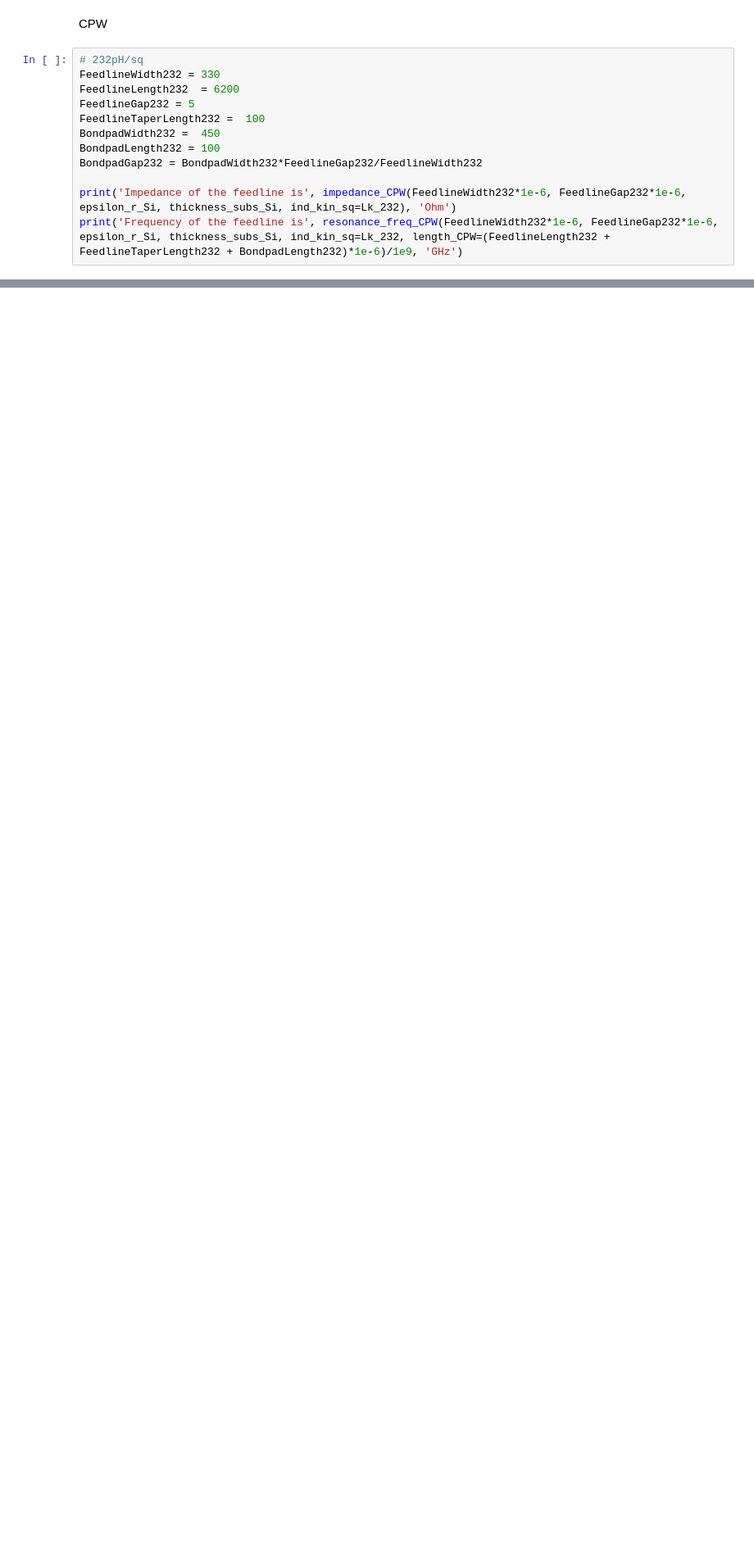
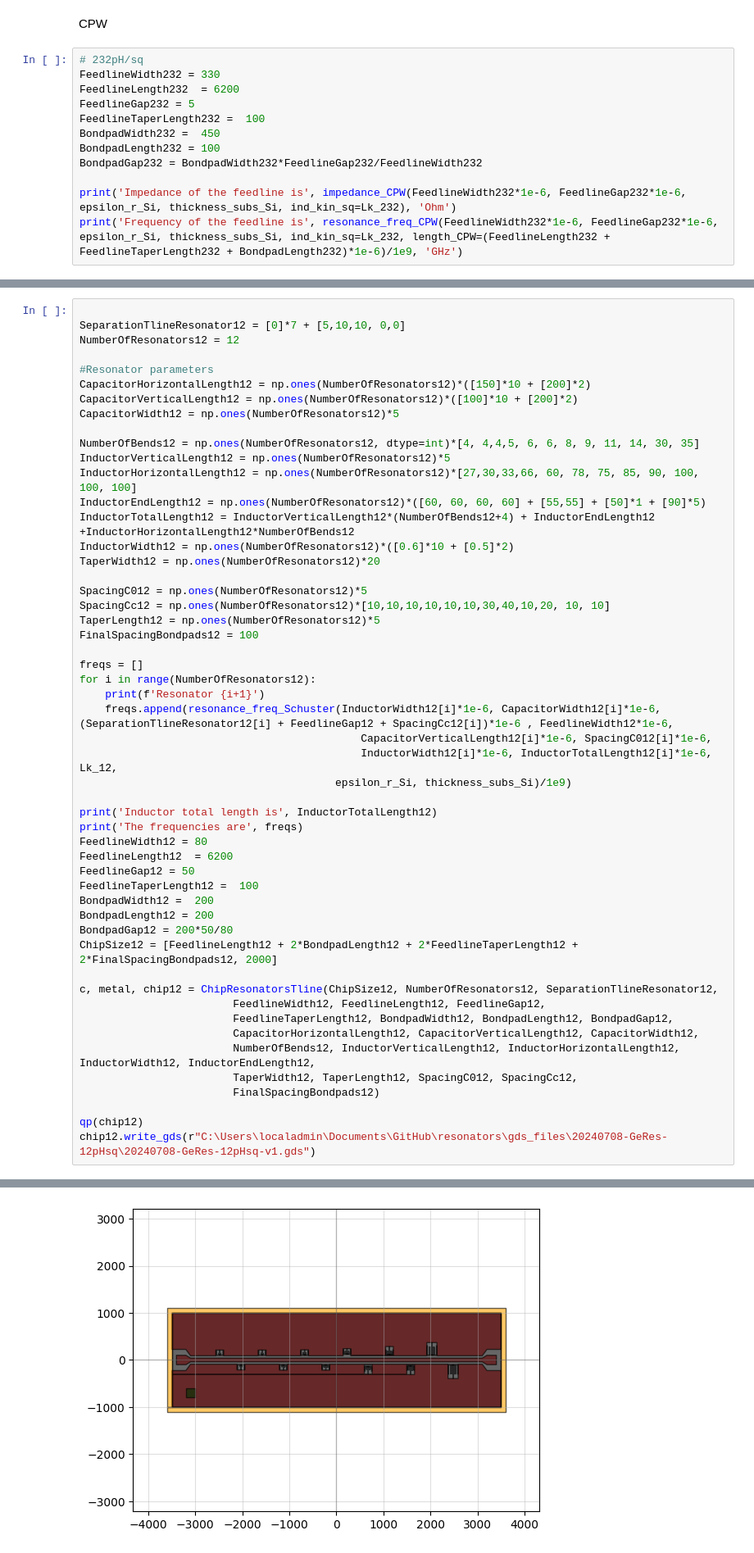
Before and after one commit to cbelo/resonators, a Jupyter notebook: 20240420-chips/design_chips.ipynb, the cells around one changed output, grey strips where cells are left out. Shown at 82% size. Saved outputs shown, nothing was run; the diff lists cells and outputs as text; blank space fills up the shorter version.

```diff
--- a/20240420-chips/design_chips.ipynb
+++ b/20240420-chips/design_chips.ipynb
@@ -677,0 +806,53 @@ print('Frequency of the feedline is', resonance_freq_CPW(FeedlineWidth232*1e-6,
+# %%
+
+SeparationTlineResonator12 = [0]*7 + [5,10,10, 0,0]
+NumberOfResonators12 = 12
+
+#Resonator parameters
+CapacitorHorizontalLength12 = np.ones(NumberOfResonators12)*([150]*10 + [200]*2)
+CapacitorVerticalLength12 = np.ones(NumberOfResonators12)*([100]*10 + [200]*2)
+CapacitorWidth12 = np.ones(NumberOfResonators12)*5
+
+NumberOfBends12 = np.ones(NumberOfResonators12, dtype=int)*[4, 4,4,5, 6, 6, 8, 9, 11, 14, 30, 35]
+InductorVerticalLength12 = np.ones(NumberOfResonators12)*5
+InductorHorizontalLength12 = np.ones(NumberOfResonators12)*[27,30,33,66, 60, 78, 75, 85, 90, 100, 100, 100]
+InductorEndLength12 = np.ones(NumberOfResonators12)*([60, 60, 60, 60] + [55,55] + [50]*1 + [90]*5)
+InductorTotalLength12 = InductorVerticalLength12*(NumberOfBends12+4) + InductorEndLength12 +InductorHorizontalLength12*NumberOfBends12
+InductorWidth12 = np.ones(NumberOfResonators12)*([0.6]*10 + [0.5]*2)
+TaperWidth12 = np.ones(NumberOfResonators12)*20
+
+SpacingC012 = np.ones(NumberOfResonators12)*5
+SpacingCc12 = np.ones(NumberOfResonators12)*[10,10,10,10,10,10,30,40,10,20, 10, 10]
+TaperLength12 = np.ones(NumberOfResonators12)*5
+FinalSpacingBondpads12 = 100
+
+freqs = []
+for i in range(NumberOfResonators12):
+    print(f'Resonator {i+1}')
+    freqs.append(resonance_freq_Schuster(InductorWidth12[i]*1e-6, CapacitorWidth12[i]*1e-6, (SeparationTlineResonator12[i] + FeedlineGap12 + SpacingCc12[i])*1e-6 , FeedlineWidth12*1e-6,
+                                            CapacitorVerticalLength12[i]*1e-6, SpacingC012[i]*1e-6,
+                                            InductorWidth12[i]*1e-6, InductorTotalLength12[i]*1e-6, Lk_12,
+                                        epsilon_r_Si, thickness_subs_Si)/1e9)
+
+print('Inductor total length is', InductorTotalLength12)
+print('The frequencies are', freqs)
+FeedlineWidth12 = 80
+FeedlineLength12  = 6200
+FeedlineGap12 = 50
+FeedlineTaperLength12 =  100
+BondpadWidth12 =  200
+BondpadLength12 = 200
+BondpadGap12 = 200*50/80
+ChipSize12 = [FeedlineLength12 + 2*BondpadLength12 + 2*FeedlineTaperLength12 + 2*FinalSpacingBondpads12, 2000]
+
+c, metal, chip12 = ChipResonatorsTline(ChipSize12, NumberOfResonators12, SeparationTlineResonator12,
+                        FeedlineWidth12, FeedlineLength12, FeedlineGap12,
+                        FeedlineTaperLength12, BondpadWidth12, BondpadLength12, BondpadGap12,
+                        CapacitorHorizontalLength12, CapacitorVerticalLength12, CapacitorWidth12,
+                        NumberOfBends12, InductorVerticalLength12, InductorHorizontalLength12, InductorWidth12, InductorEndLength12,
+                        TaperWidth12, TaperLength12, SpacingC012, SpacingCc12,
+                        FinalSpacingBondpads12)
+
+qp(chip12)
+chip12.write_gds(r"C:\Users\localadmin\Documents\GitHub\resonators\gds_files\20240708-GeRes-12pHsq\20240708-GeRes-12pHsq-v1.gds")
+# %% [output]
@@ -677,0 +873 @@ print('Frequency of the feedline is', resonance_freq_CPW(FeedlineWidth232*1e-6,
+[figure, added]
```
Also changed, not shown: parts of 8 cells of this notebook, 5 other files.
